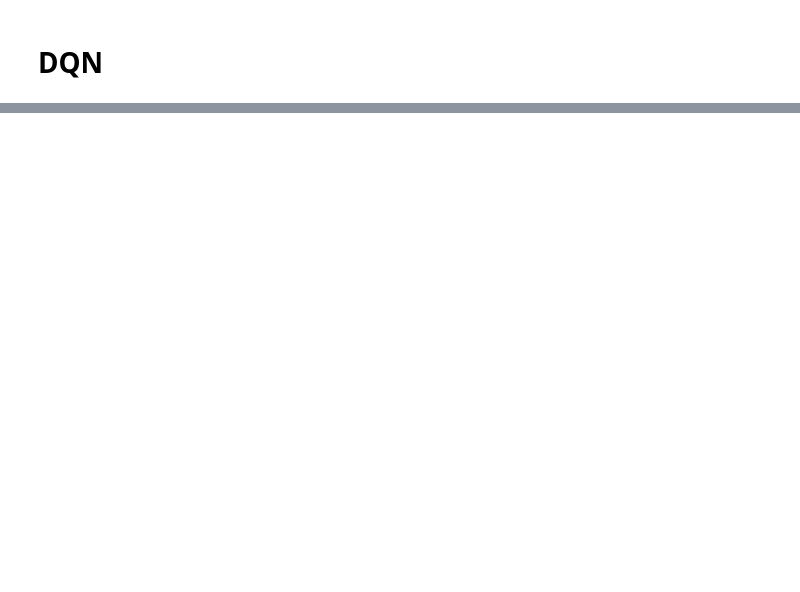
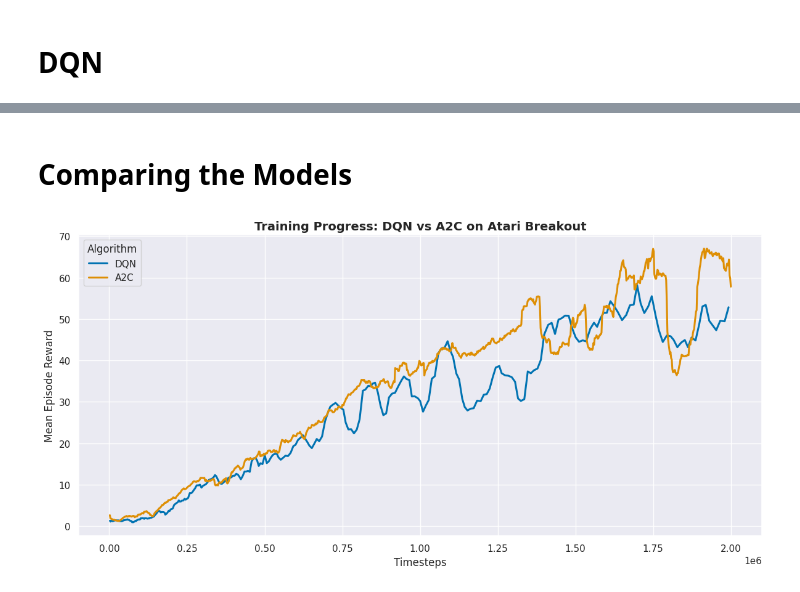
Before and after one commit to insper-classroom/08-dqn-vs-a2c-p-j, a Jupyter notebook: atari_breakout.ipynb, the cells around one changed output, grey strips where cells are left out. Cells and saved outputs as stored; diff of their text form; code cells hidden in the pictures; blank space fills up the shorter version.

```diff
--- a/atari_breakout.ipynb
+++ b/atari_breakout.ipynb
@@ -203,0 +239,49 @@ plt.show()
+# %% [markdown]
+# **Comparing the Models**
+# %%
+# Apply Seaborn theme
+sns.set_theme(style="darkgrid")
+
+def load_progress_curves(base_path: str, algo_prefix: str):
+    csv_paths = sorted(glob.glob(os.path.join(base_path, f"{algo_prefix}_run_*/progress.csv")))
+    all_dfs = []
+    total_timesteps_offset = 0
+
+    for path in csv_paths:
+        df = pd.read_csv(path)
+        if 'time/total_timesteps' not in df or 'rollout/ep_rew_mean' not in df:
+            continue  # skip malformed logs
+
+        df['Algorithm'] = algo_prefix  # Add a column for plotting
+        df['time/total_timesteps'] += total_timesteps_offset
+        total_timesteps_offset = df['time/total_timesteps'].iloc[-1]
+        all_dfs.append(df)
+
+    return pd.concat(all_dfs, ignore_index=True) if all_dfs else pd.DataFrame()
+
+# Load both algorithms
+base_path = "results/atari_breakout/"
+dqn_df = load_progress_curves(base_path, "DQN")
+a2c_df = load_progress_curves(base_path, "A2C")
+
+# Combine both into one DataFrame
+combined_df = pd.concat([dqn_df, a2c_df], ignore_index=True)
+
+# Plot
+plt.figure(figsize=(12, 6))
+sns.lineplot(
+    data=combined_df,
+    x='time/total_timesteps',
+    y='rollout/ep_rew_mean',
+    hue='Algorithm',
+    palette='colorblind',
+    linewidth=2.2
+)
+plt.xlabel('Timesteps', fontsize=12)
+plt.ylabel('Mean Episode Reward', fontsize=12)
+plt.title('Training Progress: DQN vs A2C on Atari Breakout', fontsize=14, weight='bold')
+plt.legend(title='Algorithm')
+plt.tight_layout()
+plt.show()
+# %% [output]
+[figure, added]
```
Also changed, not shown: parts of 10 cells of this notebook, 21 other files.
